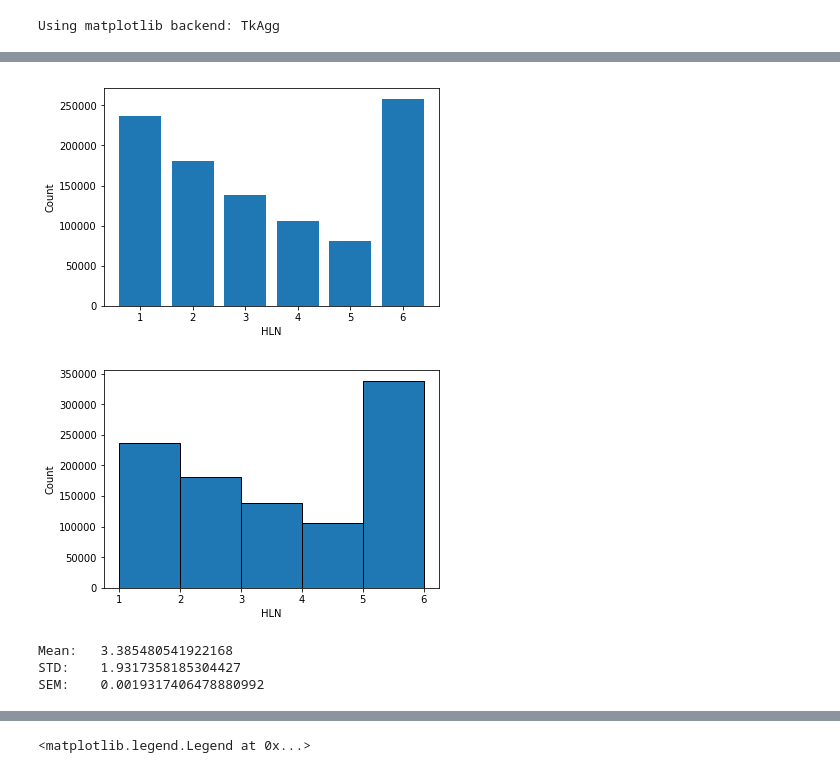
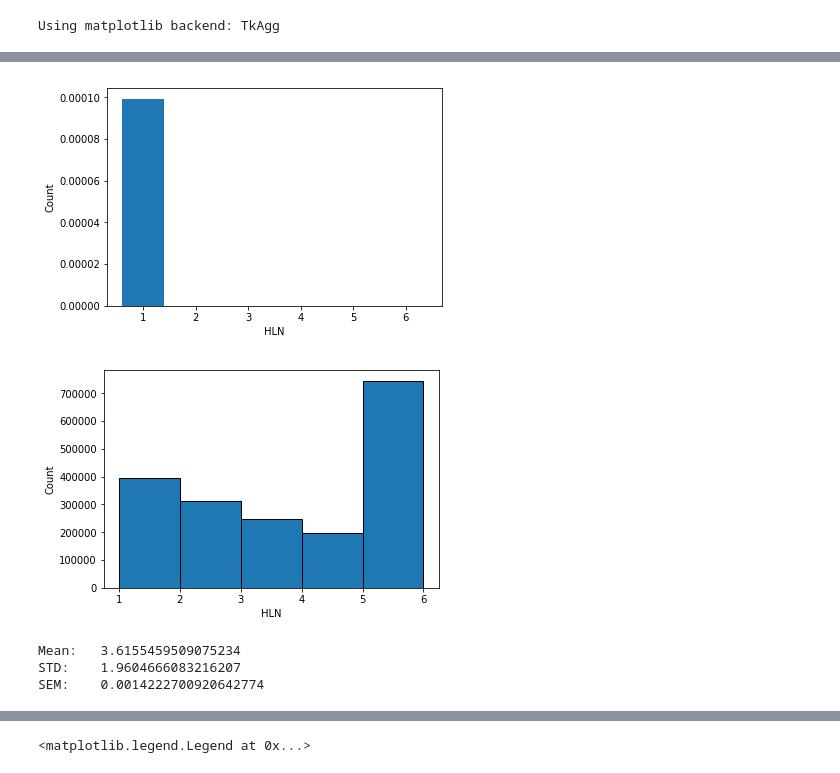
Before and after one commit to technodivergent/Bacillus_Anthracis_Simulation, a Jupyter notebook: Lung Submodel.ipynb, the cells around one changed output, grey strips where cells are left out. Drawn from its saved outputs; the diff is of its cells as text; code cells hidden in the pictures.

```diff
--- a/Lung Submodel.ipynb
+++ b/Lung Submodel.ipynb
@@ -12,7 +12,7 @@ from gillespy2.solvers.numpy.basic_ode_solver import BasicODESolver
 Using matplotlib backend: TkAgg
 # %%
 class DayModel(gillespy2.Model):
-    def __init__(self, parameter_values=None, init_v=0, spore=3.256e6, macrophage=1e6):
+    def __init__(self, parameter_values=None, init_v=0, spore=1.61e9, macrophage=1e6):
         # initialize
         gillespy2.Model.__init__(self, name="Macrophage")
 
@@ -143,10 +141,14 @@ model = DayModel(spore=1.61e9, macrophage=1e6)
+# %%
+model = DayModel()
 # %%
 #%time results = model.run(solver=SSACSolver, seed=123)
-%time results = model.run(solver=BasicODESolver)
+#%time results = model.run(solver=BasicODESolver)
 
-#results = []
+results = []
 
-#for i in numpy.arange(3e6, 5e6, 10000):
-#    model = DayModel(spore=i, macrophage=1e6)
-#    results.insert(int(i),model.run(solver=BasicODESolver))
+for i in numpy.arange(1e1, 2e9, 1e8):
+    for j in numpy.arange(1e1,2e6,1e5):
+       model = DayModel(spore=i, macrophage=j)
+       %time results.insert(int(i),model.run(solver=BasicODESolver))
+len(results)
 # %% [output]
@@ -155,61 +173,60 @@ Wall time: 106 ms
 # %%
 from scipy import stats
-res = results[0]
+res = results[0][0]
 data = [
     res['HLN1'][-1],
     res['HLN2'][-1],
     res['HLN3'][-1],
     res['HLN4'][-1],
     res['HLN5'][-1],
     res['HLN6'][-1]
 ]
 x = [1,2,3,4,5,6]
 
-#means = []
+means = []
 
-# for i in range(0, 199):
-#     data3 = []
-#     r = results[i][0]
-#     data3.extend([1]*int(r['HLN1'][-1]))
-#     data3.extend([2]*int(r['HLN2'][-1]))
-#     data3.extend([3]*int(r['HLN3'][-1]))
-#     data3.extend([4]*int(r['HLN4'][-1]))
-#     data3.extend([5]*int(r['HLN5'][-1]))
-#     data3.extend([6]*int(r['HLN6'][-1]))
-#     mean = numpy.mean(data3)
-#     sd = numpy.std(data3)
-#     sem = stats.sem(data3)
-#     means.append(mean)
+for i in range(0, len(results)):
+    data3 = []
+    r = results[i][0]
+    data3.extend([1]*int(r['HLN1'][-1]))
+    data3.extend([2]*int(r['HLN2'][-1]))
+    data3.extend([3]*int(r['HLN3'][-1]))
+    data3.extend([4]*int(r['HLN4'][-1]))
+    data3.extend([5]*int(r['HLN5'][-1]))
+    data3.extend([6]*int(r['HLN6'][-1]))
+    mean = numpy.mean(data3)
+    sd = numpy.std(data3)
+    sem = stats.sem(data3)
+    means.append(mean)
 
-r = results[0]
-data3 = []
-data3.extend([1]*int(r['HLN1'][-1]))
-data3.extend([2]*int(r['HLN2'][-1]))
-data3.extend([3]*int(r['HLN3'][-1]))
-data3.extend([4]*int(r['HLN4'][-1]))
-data3.extend([5]*int(r['HLN5'][-1]))
-data3.extend([6]*int(r['HLN6'][-1]))
+# r = results[0]
+# data3.extend([1]*int(r['HLN1'][-1]))
+# data3.extend([2]*int(r['HLN2'][-1]))
+# data3.extend([3]*int(r['HLN3'][-1]))
+# data3.extend([4]*int(r['HLN4'][-1]))
+# data3.extend([5]*int(r['HLN5'][-1]))
+# data3.extend([6]*int(r['HLN6'][-1]))
 
-mean = numpy.mean(data3)
-sd = numpy.std(data3)
-sem = stats.sem(data3)
+# mean = numpy.mean(data3)
+# sd = numpy.std(data3)
+# sem = stats.sem(data3)
 
 plt.bar(x,data)
 plt.xlabel('HLN')
 plt.ylabel('Count')
 plt.show()
 
 plt.hist(data3, bins=x,edgecolor="black")
 plt.xlabel('HLN')
 plt.ylabel('Count')
 plt.show()
 
 print("Mean: \t{}".format(mean))
 print("STD:  \t{}".format(sd))
 print("SEM:  \t{}".format(sem))
 # %% [output]
-[figure, old version]
+[figure, new version]
-[figure, old version]
+[figure, new version]
-Mean:   3.385480541922168
-STD:    1.9317358185304427
-SEM:    0.0019317406478880992
+Mean:   3.6155459509075234
+STD:    1.9604666083216207
+SEM:    0.0014222700920642774
```
Also changed, not shown: parts of 4 cells of this notebook.
